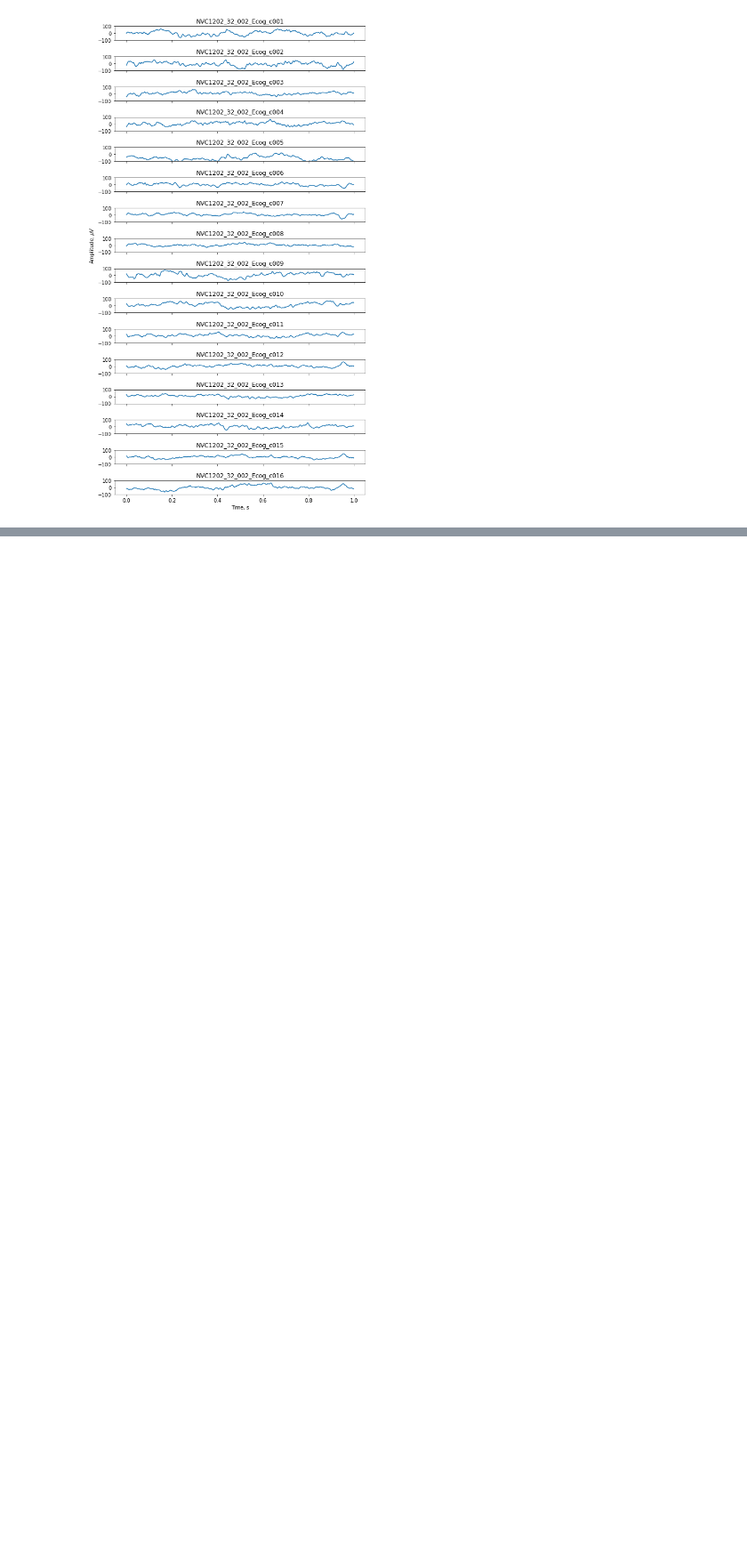
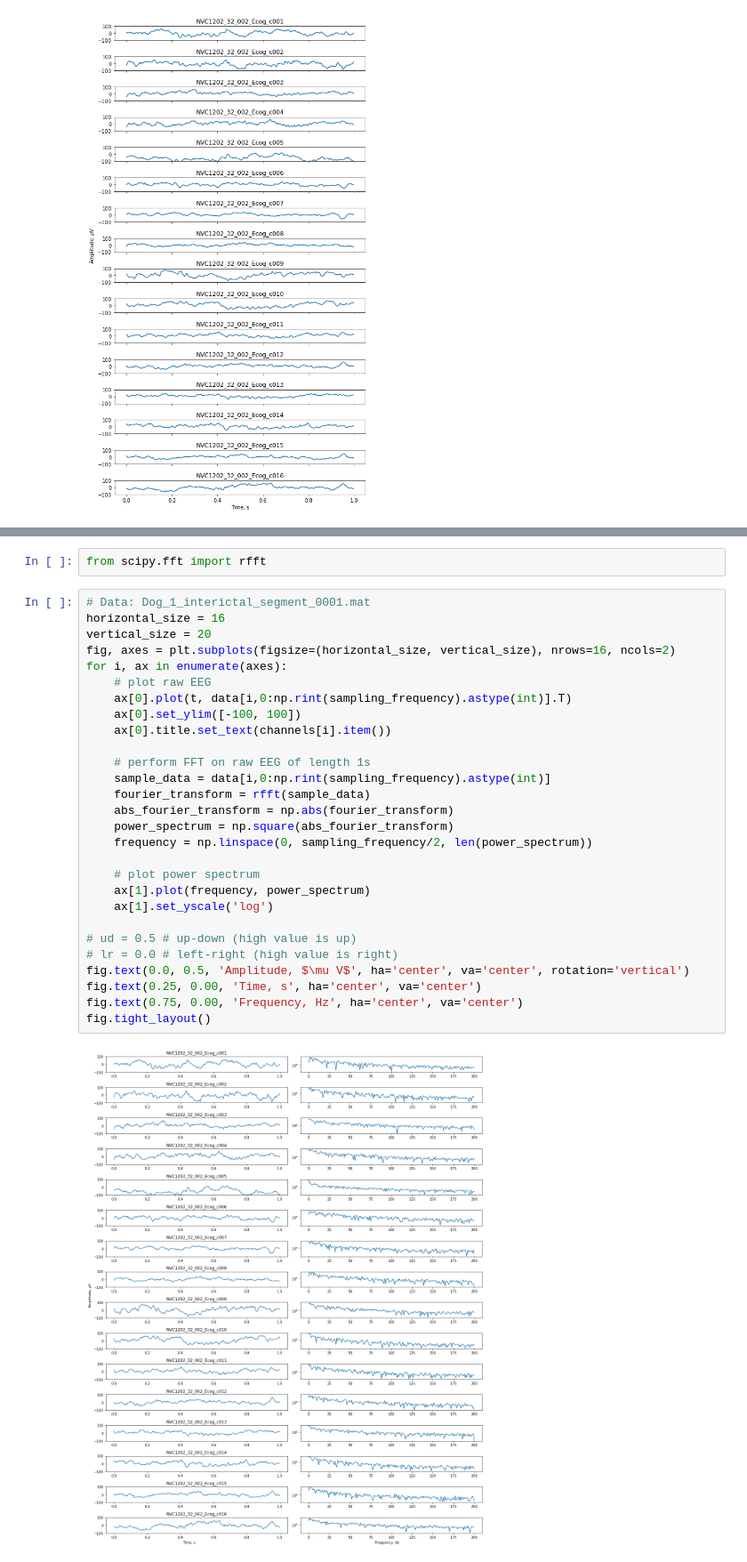
Before and after one commit to samisnotinsane/aes-kaggle-seizure-prediction, a Jupyter notebook: Dog_1/01_data_exploration.ipynb, the cells around one changed output, grey strips where cells are left out. Shown at 89% size. Drawn from its saved outputs; the diff is of its cells as text; blank space fills up the shorter version.

Commit message:
Adding Dog_1 data frequency spectrum

```diff
--- a/Dog_1/01_data_exploration.ipynb
+++ b/Dog_1/01_data_exploration.ipynb
@@ -175,0 +180,32 @@ fig.savefig('figures/Dog_1_interictal_segment_0001.png')
+# %%
+from scipy.fft import rfft
+# %%
+# Data: Dog_1_interictal_segment_0001.mat
+horizontal_size = 16
+vertical_size = 20
+fig, axes = plt.subplots(figsize=(horizontal_size, vertical_size), nrows=16, ncols=2)
+for i, ax in enumerate(axes):
+    # plot raw EEG
+    ax[0].plot(t, data[i,0:np.rint(sampling_frequency).astype(int)].T)
+    ax[0].set_ylim([-100, 100])
+    ax[0].title.set_text(channels[i].item())
+
+    # perform FFT on raw EEG of length 1s
+    sample_data = data[i,0:np.rint(sampling_frequency).astype(int)]
+    fourier_transform = rfft(sample_data)
+    abs_fourier_transform = np.abs(fourier_transform)
+    power_spectrum = np.square(abs_fourier_transform)
+    frequency = np.linspace(0, sampling_frequency/2, len(power_spectrum))
+
+    # plot power spectrum
+    ax[1].plot(frequency, power_spectrum)
+    ax[1].set_yscale('log')
+
+# ud = 0.5 # up-down (high value is up)
+# lr = 0.0 # left-right (high value is right)
+fig.text(0.0, 0.5, 'Amplitude, $\mu V$', ha='center', va='center', rotation='vertical')
+fig.text(0.25, 0.00, 'Time, s', ha='center', va='center')
+fig.text(0.75, 0.00, 'Frequency, Hz', ha='center', va='center')
+fig.tight_layout()
+# %% [output]
+[figure, added]
```
Also changed, not shown: parts of 2 cells of this notebook.
